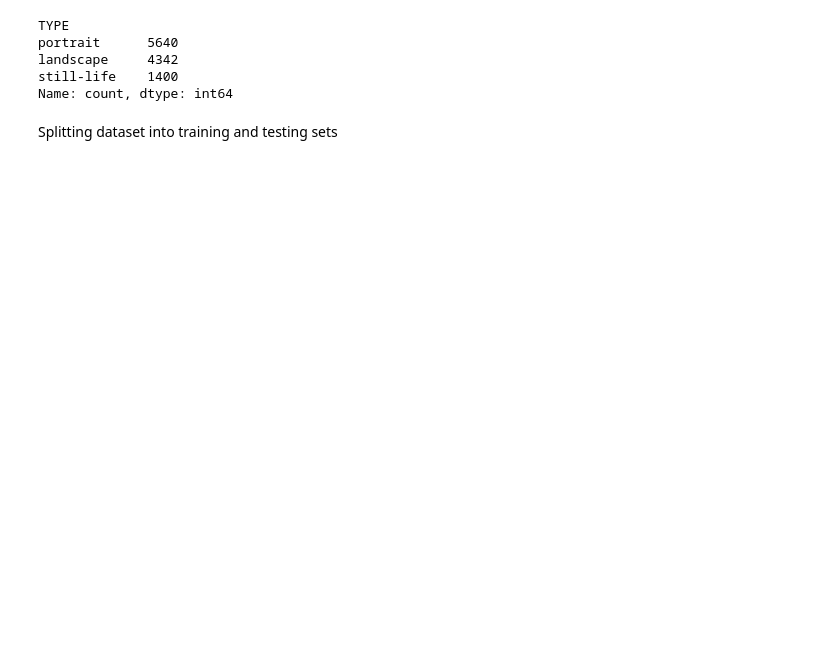
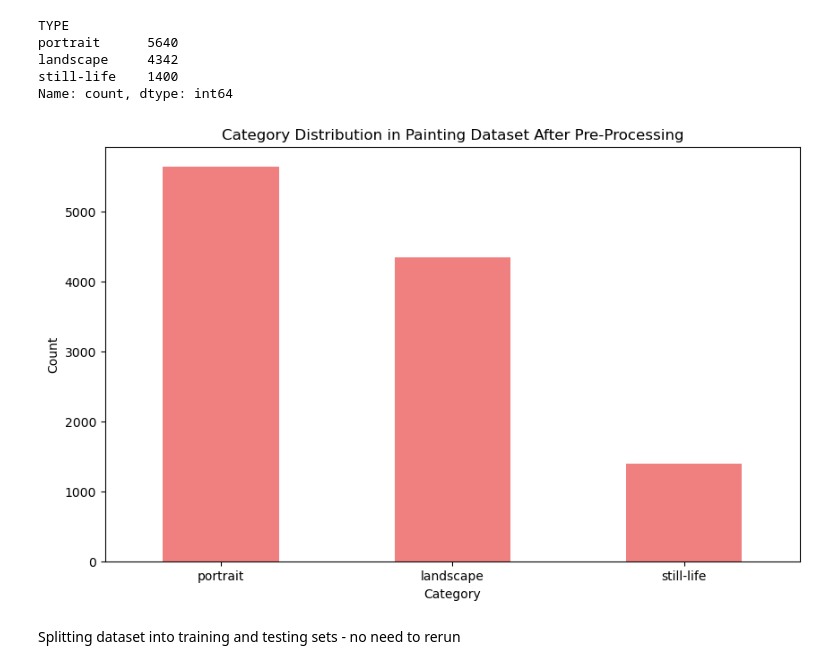
Before and after one commit to KPate04/IntroDataMining, a Jupyter notebook: ML_Final_Project/paintings.ipynb, the cells around one changed output. Cells and saved outputs as stored; diff of their text form; code cells hidden in the pictures; blank space fills up the shorter version.

```diff
--- a/ML_Final_Project/paintings.ipynb
+++ b/ML_Final_Project/paintings.ipynb
@@ -25,6 +30,17 @@ portrait      5640
 landscape     4342
 still-life    1400
 Name: count, dtype: int64
+# %%
+paint_counts = paint['TYPE'].value_counts()
+plt.figure(figsize=(10, 6))
+paint_counts.plot(kind='bar', color='lightcoral')
+plt.title('Category Distribution in Painting Dataset After Pre-Processing')
+plt.xlabel('Category')
+plt.ylabel('Count')
+plt.xticks(rotation=360)
+plt.show()
+# %% [output]
+[figure, added]
 # %% [markdown]
-Splitting dataset into training and testing sets
+Splitting dataset into training and testing sets - no need to rerun
 # %%
```
Also changed, not shown: parts of 28 cells of this notebook, 20 other files.
